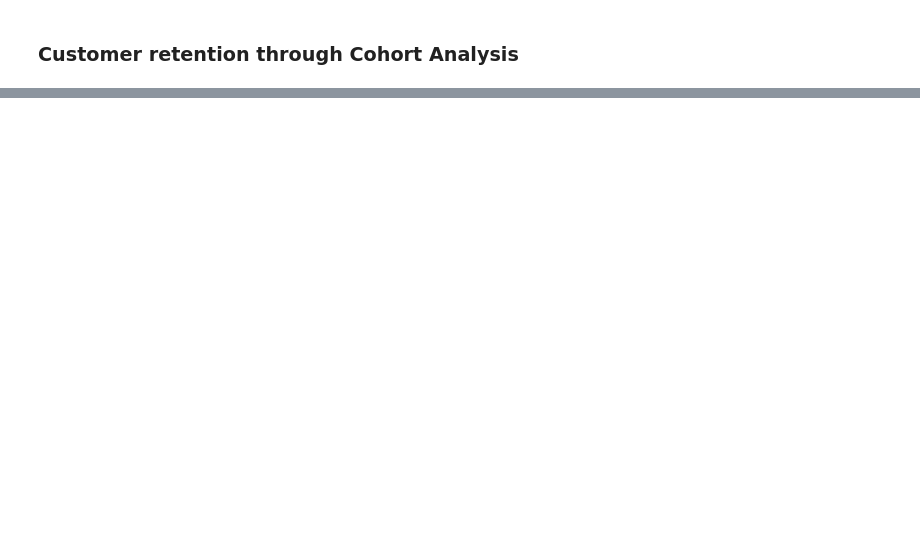
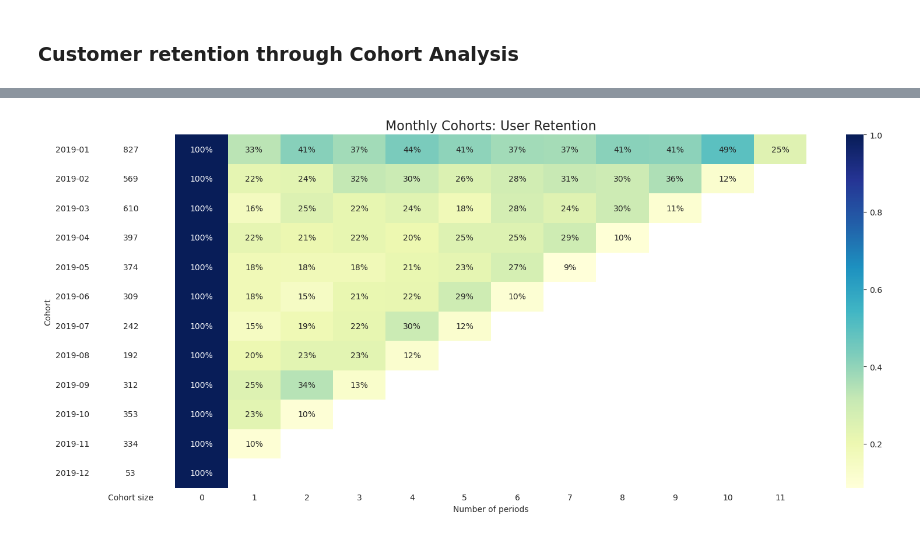
Before and after one commit to SyNikolai/EcommerceAnalytics, a Jupyter notebook: ecommerce.ipynb, the cells around one changed output, grey strips where cells are left out. Saved outputs shown, nothing was run; the diff lists cells and outputs as text; code cells hidden in the pictures; blank space fills up the shorter version.

```diff
--- a/ecommerce.ipynb
+++ b/ecommerce.ipynb
@@ -698,0 +708,40 @@ plt.show()    #fix this
+# %%
+# Calculate number of customers per cohort
+cohorts = cohort_df.groupby(by=["Cohort", "Transaction_month"]).agg(Number_of_customers=("Customer_id", "nunique")).reset_index(drop=False)
+
+# Calculate the number of periods between the cohort month and the month of the transaction
+cohorts["Period_number"] =  (cohorts["Transaction_month"] - cohorts["Cohort"]).apply(attrgetter("n"))
+# %%
+# Create a pivot so that each row contains information about a given cohort and each column contains values for a certain period.
+cohort_pivot = cohorts.pivot_table(index="Cohort", columns="Period_number", values="Number_of_customers")
+# %%
+# Creating the retention matrix
+retention_matrix = cohort_pivot.divide(cohort_pivot.iloc[:,0], axis=0)
+# %%
+with sns.axes_style("white"):
+    fig, ax = plt.subplots(1, 2, figsize=[16,7], sharey=True, gridspec_kw={"width_ratios": [1, 11]})
+
+    # Plotting the retention matrix
+    sns.heatmap(retention_matrix,
+                mask=retention_matrix.isnull(),
+                annot=True,
+                fmt=".0%",
+                cmap="YlGnBu",
+                ax=ax[1])
+    ax[1].set_title("Monthly Cohorts: User Retention", fontsize=16)
+    ax[1].set_xlabel("Number of periods"),
+    ax[1].set_ylabel("")
+
+    # Plotting the cohort size
+    cohort_size_df = pd.DataFrame(cohort_pivot.iloc[:,0]).rename(columns={0: "Cohort size"})
+    white_cmap = mcolors.ListedColormap(["White"])
+    sns.heatmap(cohort_size_df,
+                annot=True,
+                cbar=False,
+                fmt='g',
+                cmap=white_cmap,
+                ax=ax[0])
+
+    fig.tight_layout()
+# %% [output]
+[figure, added]
```
Also changed, not shown: parts of 12 cells of this notebook.
